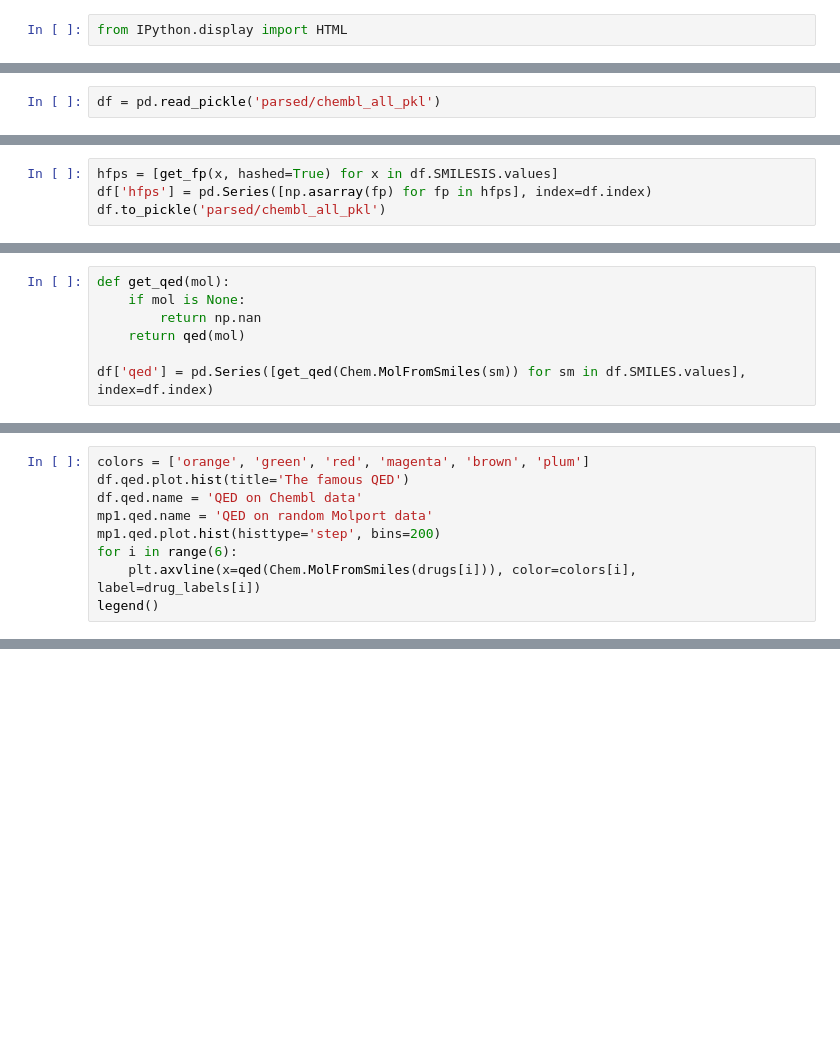
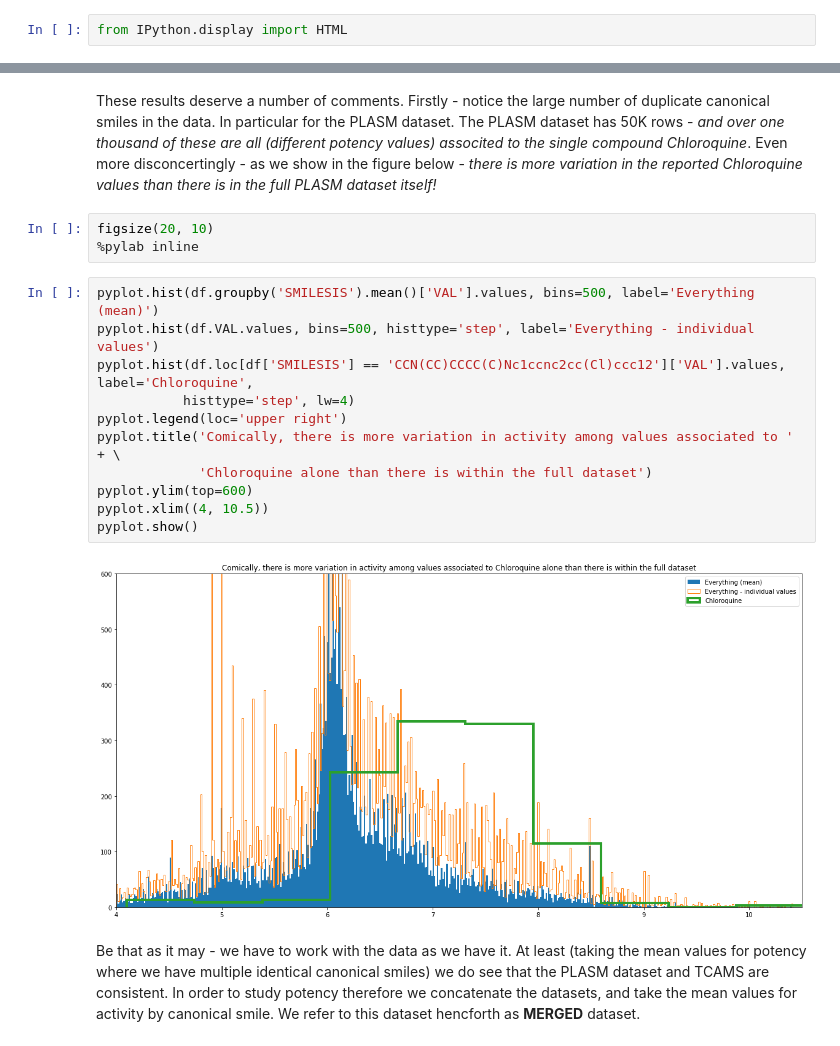
Before and after one commit to owatson/sherlock, a Jupyter notebook: notebooks/Malaria research PT1 - Tres Cantos Data.ipynb, the cells around one changed output, grey strips where cells are left out. Saved outputs shown, nothing was run; the diff lists cells and outputs as text; blank space fills up the shorter version.

```diff
--- a/notebooks/Malaria research PT1 - Tres Cantos Data.ipynb
+++ b/notebooks/Malaria research PT1 - Tres Cantos Data.ipynb
@@ -204,2 +27,0 @@ Then the idea is going to be the following:  how much and what kind of data (and
-# %%
-df = pd.read_pickle('parsed/chembl_all_pkl')
@@ -425,4 +27,0 @@ Most stuff isn't that toxic though...
-# %%
-hfps = [get_fp(x, hashed=True) for x in df.SMILESIS.values]
-df['hfps'] = pd.Series([np.asarray(fp) for fp in hfps], index=df.index)
-df.to_pickle('parsed/chembl_all_pkl')
@@ -905,7 +27,0 @@ We'll compare fitting on everything / fitting just on 'good' - and epsilonic val
-# %%
-def get_qed(mol):
-    if mol is None:
-        return np.nan
-    return qed(mol)
-
-df['qed'] = pd.Series([get_qed(Chem.MolFromSmiles(sm)) for sm in df.SMILES.values], index=df.index)
@@ -919,9 +27,0 @@ mp1 = pd.read_pickle(std_files[0])
-# %%
-colors = ['orange', 'green', 'red', 'magenta', 'brown', 'plum']
-df.qed.plot.hist(title='The famous QED')
-df.qed.name = 'QED on Chembl data'
-mp1.qed.name = 'QED on random Molport data'
-mp1.qed.plot.hist(histtype='step', bins=200)
-for i in range(6):
-    plt.axvline(x=qed(Chem.MolFromSmiles(drugs[i])), color=colors[i], label=drug_labels[i])
-legend()
@@ -1300,0 +182,20 @@ legend()
+# %% [markdown]
+These results deserve a number of comments. Firstly - notice the large number of duplicate canonical smiles in the data. In particular for the PLASM dataset.  The PLASM dataset has 50K rows - _and over one thousand of these are all (different potency values) associted to the single compound Chloroquine_.  Even more disconcertingly - as we show in the figure below - _there is more variation in the reported Chloroquine values than there is in the full PLASM dataset itself!_
+# %%
+figsize(20, 10)
+%pylab inline
+# %%
+pyplot.hist(df.groupby('SMILESIS').mean()['VAL'].values, bins=500, label='Everything (mean)')
+pyplot.hist(df.VAL.values, bins=500, histtype='step', label='Everything - individual values')
+pyplot.hist(df.loc[df['SMILESIS'] == 'CCN(CC)CCCC(C)Nc1ccnc2cc(Cl)ccc12']['VAL'].values, label='Chloroquine',
+           histtype='step', lw=4)
+pyplot.legend(loc='upper right')
+pyplot.title('Comically, there is more variation in activity among values associated to ' + \
+             'Chloroquine alone than there is within the full dataset')
+pyplot.ylim(top=600)
+pyplot.xlim((4, 10.5))
+pyplot.show()
+# %% [output]
+[figure, added]
+# %% [markdown]
+Be that as it may - we have to work with the data as we have it.  At least (taking the mean values for potency where we have multiple identical canonical smiles) we do see that the PLASM dataset and TCAMS are consistent.  In order to study potency therefore we concatenate the datasets, and take the mean values for activity by canonical smile. We refer to this dataset hencforth as **MERGED** dataset.
```
Also changed, not shown: parts of 187 cells of this notebook.
